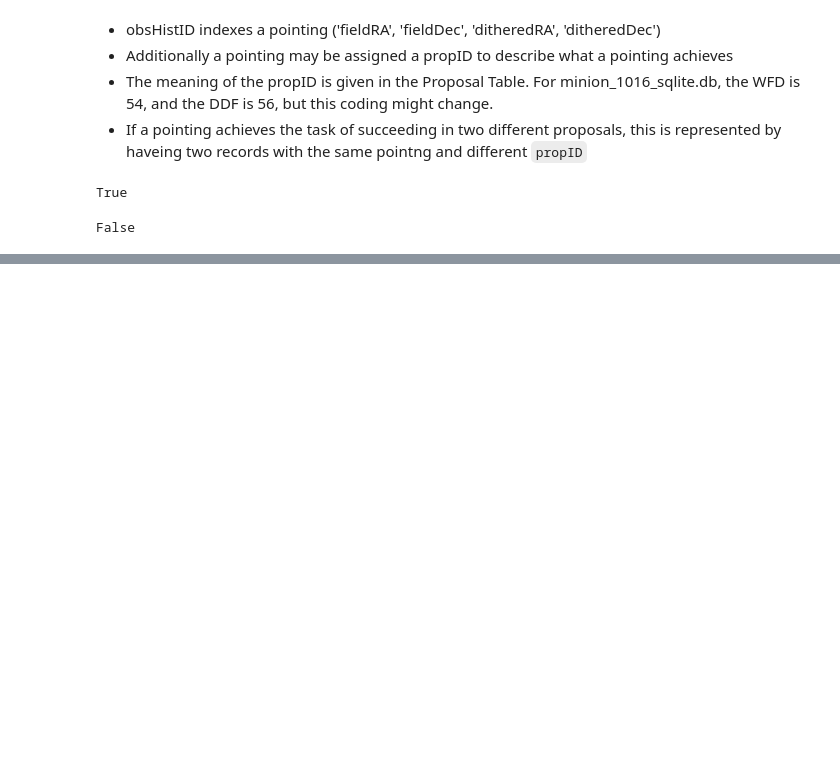
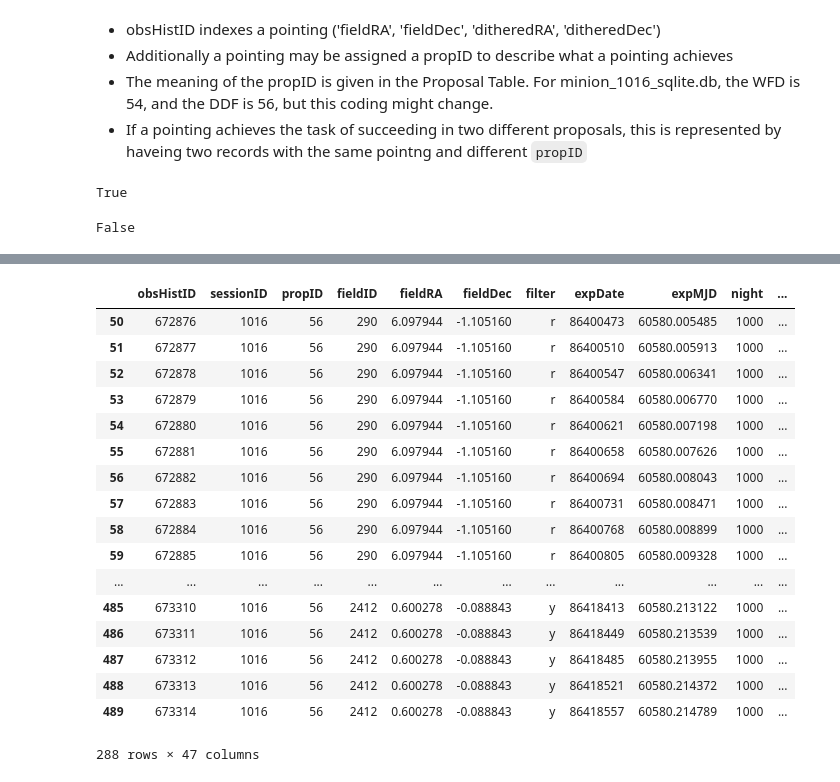
Before and after one commit to RobFirth/LSST_tools, a Jupyter notebook: opsimout/notebooks/OpSim_basics_notebook.ipynb, the cells around one changed output, grey strips where cells are left out. Drawn from its saved outputs; the diff is of its cells as text; code cells hidden in the pictures; blank space fills up the shorter version.

```diff
--- a/opsimout/notebooks/OpSim_basics_notebook.ipynb
+++ b/opsimout/notebooks/OpSim_basics_notebook.ipynb
@@ -273,0 +255,21 @@ test.obsHistID.size
+# %%
+ddf
+# %% [output]
+|  | obsHistID | sessionID | propID | fieldID | fieldRA | fieldDec | filter | expDate | expMJD | night | ... |
+| 50 | 672876 | 1016 | 56 | 290 | 6.097944 | -1.105160 | r | 86400473 | 60580.005485 | 1000 | ... |
+| 51 | 672877 | 1016 | 56 | 290 | 6.097944 | -1.105160 | r | 86400510 | 60580.005913 | 1000 | ... |
+| 52 | 672878 | 1016 | 56 | 290 | 6.097944 | -1.105160 | r | 86400547 | 60580.006341 | 1000 | ... |
+| 53 | 672879 | 1016 | 56 | 290 | 6.097944 | -1.105160 | r | 86400584 | 60580.006770 | 1000 | ... |
+| 54 | 672880 | 1016 | 56 | 290 | 6.097944 | -1.105160 | r | 86400621 | 60580.007198 | 1000 | ... |
+| 55 | 672881 | 1016 | 56 | 290 | 6.097944 | -1.105160 | r | 86400658 | 60580.007626 | 1000 | ... |
+| 56 | 672882 | 1016 | 56 | 290 | 6.097944 | -1.105160 | r | 86400694 | 60580.008043 | 1000 | ... |
+| 57 | 672883 | 1016 | 56 | 290 | 6.097944 | -1.105160 | r | 86400731 | 60580.008471 | 1000 | ... |
+| 58 | 672884 | 1016 | 56 | 290 | 6.097944 | -1.105160 | r | 86400768 | 60580.008899 | 1000 | ... |
+| 59 | 672885 | 1016 | 56 | 290 | 6.097944 | -1.105160 | r | 86400805 | 60580.009328 | 1000 | ... |
+| ... | ... | ... | ... | ... | ... | ... | ... | ... | ... | ... | ... |
+| 485 | 673310 | 1016 | 56 | 2412 | 0.600278 | -0.088843 | y | 86418413 | 60580.213122 | 1000 | ... |
+| 486 | 673311 | 1016 | 56 | 2412 | 0.600278 | -0.088843 | y | 86418449 | 60580.213539 | 1000 | ... |
+| 487 | 673312 | 1016 | 56 | 2412 | 0.600278 | -0.088843 | y | 86418485 | 60580.213955 | 1000 | ... |
+| 488 | 673313 | 1016 | 56 | 2412 | 0.600278 | -0.088843 | y | 86418521 | 60580.214372 | 1000 | ... |
+| 489 | 673314 | 1016 | 56 | 2412 | 0.600278 | -0.088843 | y | 86418557 | 60580.214789 | 1000 | ... |
+288 rows × 47 columns
```
Also changed, not shown: parts of 12 cells of this notebook, 2 other files.
